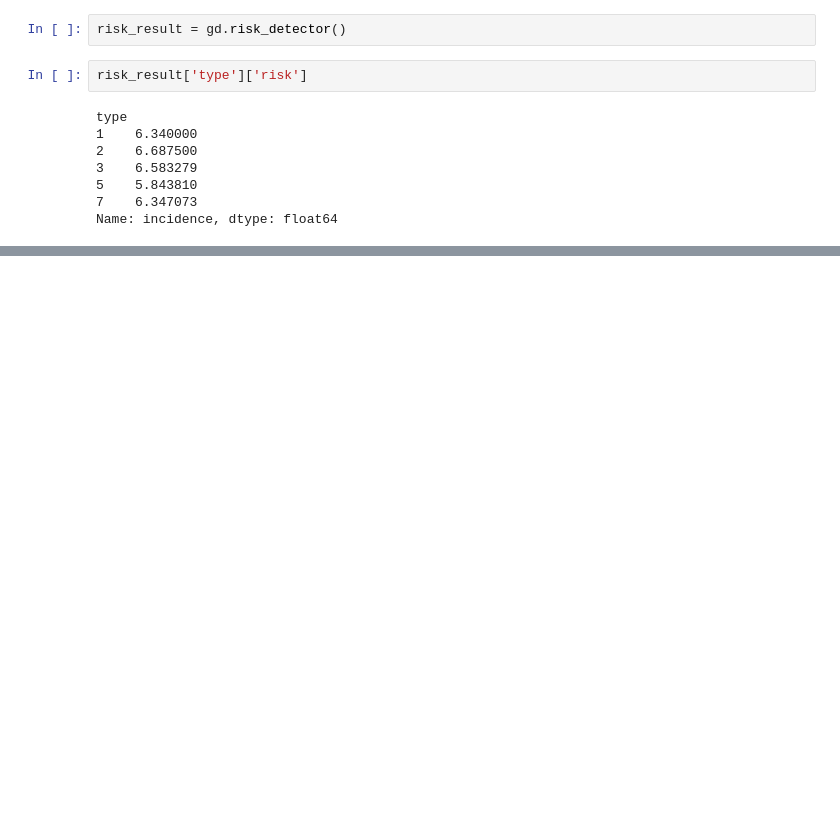
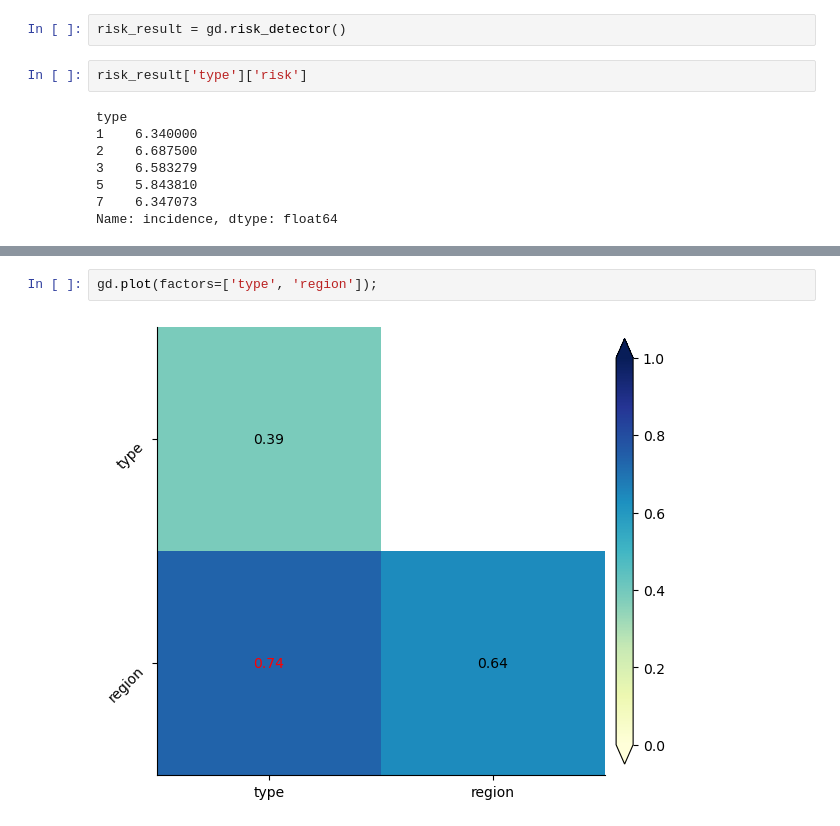
Before and after one commit to djw-easy/GeoDetector, a Jupyter notebook: example.ipynb, the cells around one changed output, grey strips where cells are left out. Cells and saved outputs as stored; diff of their text form; blank space fills up the shorter version.

```diff
--- a/example.ipynb
+++ b/example.ipynb
@@ -66,0 +138,4 @@ gd.plot(value_fontsize=14, tick_fontsize=16, colorbar_fontsize=14);
+# %%
+gd.plot(factors=['type', 'region']);
+# %% [output]
+[figure, added]
```
Also changed, not shown: parts of 22 cells of this notebook, 11 other files.
